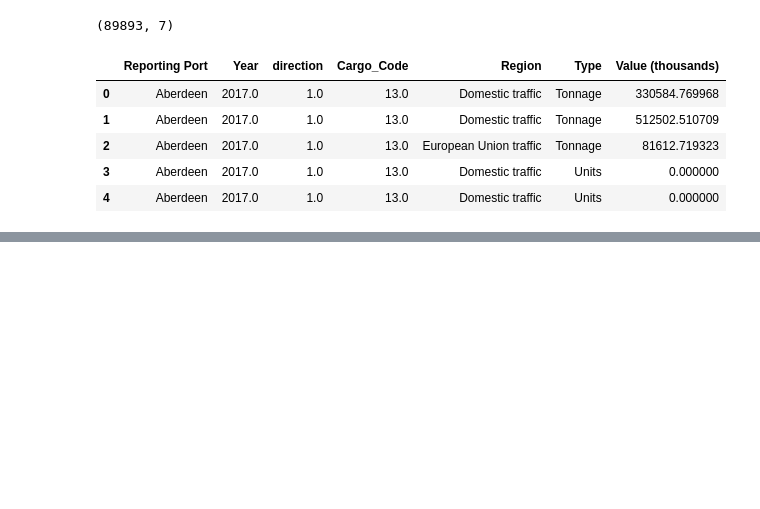
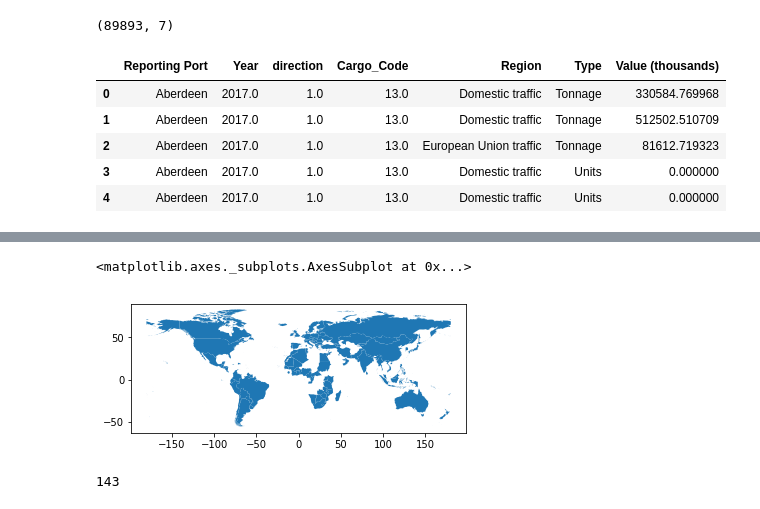
Before and after one commit to johnx25bd/casa-digital-visualisation, a Jupyter notebook: data/DataProcessing_BM.ipynb, the cells around one changed output, grey strips where cells are left out. Saved outputs shown, nothing was run; the diff lists cells and outputs as text; code cells hidden in the pictures; blank space fills up the shorter version.

```diff
--- a/data/DataProcessing_BM.ipynb
+++ b/data/DataProcessing_BM.ipynb
@@ -591,0 +763,15 @@ individualUKPortData.head()
+# %%
+merged2 = merged2.drop(['Country Code_x','Country Code_y'],axis=1)
+# %%
+newColumns=list(merged2.columns)
+# Changing names on the merged columns
+newColumns[-2] = 'freight_2017'
+newColumns[-1] = 'passengers_2017'
+
+# Replacing
+merged2.columns = newColumns
+# %%
+combinedCountryData = merged2.merge(countries[[True if country in list(merged2.ISO3) else\
+                                               False for country in countries.ISO_A3]][['ISO_A3','geometry']],
+                                   left_on = 'ISO3',right_on='ISO_A3')
+combinedCountryData = combinedCountryData.drop(['ISO_A3'],axis=1)
@@ -591,0 +799,11 @@ individualUKPortData.head()
+# %%
+gpdCombinedData = gpd.GeoDataFrame(combinedCountryData,geometry=combinedCountryData.geometry)
+# %%
+gpdCombinedData.plot()
+# %% [output]
+<matplotlib.axes._subplots.AxesSubplot at 0x...>
+[figure, added]
+# %%
+len(tradeFlows.reporter_ISO.unique())
+# %% [output]
+143
```
Also changed, not shown: parts of 107 cells of this notebook, 7 other files.
